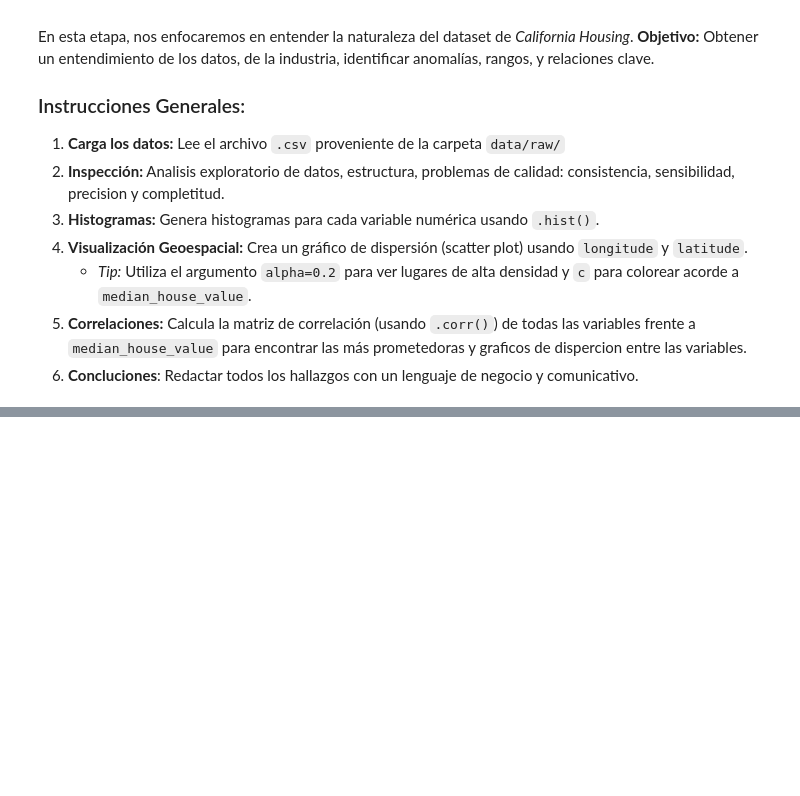
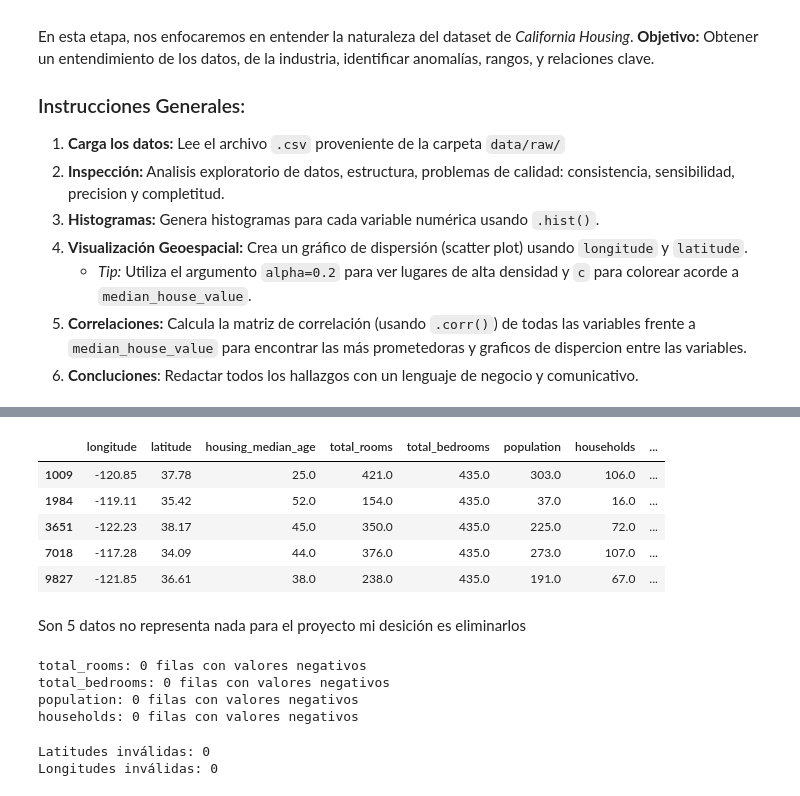
Before and after one commit to DevKevin42/ds-ml-project-template, a Jupyter notebook: notebooks/01_exploracion.ipynb, the cells around one changed output, grey strips where cells are left out. Cells and saved outputs as stored; diff of their text form; code cells hidden in the pictures; blank space fills up the shorter version.

```diff
--- a/notebooks/01_exploracion.ipynb
+++ b/notebooks/01_exploracion.ipynb
@@ -24,0 +209,13 @@ FileNotFoundError: [Errno 2] No such file or directory: './ds-ml-project-templat
+# %%
+datos_crudos[
+    (datos_crudos['total_bedrooms'] > datos_crudos['total_rooms'])
+]
+# %% [output]
+|  | longitude | latitude | housing_median_age | total_rooms | total_bedrooms | population | households | ... |
+| 1009 | -120.85 | 37.78 | 25.0 | 421.0 | 435.0 | 303.0 | 106.0 | ... |
+| 1984 | -119.11 | 35.42 | 52.0 | 154.0 | 435.0 | 37.0 | 16.0 | ... |
+| 3651 | -122.23 | 38.17 | 45.0 | 350.0 | 435.0 | 225.0 | 72.0 | ... |
+| 7018 | -117.28 | 34.09 | 44.0 | 376.0 | 435.0 | 273.0 | 107.0 | ... |
+| 9827 | -121.85 | 36.61 | 38.0 | 238.0 | 435.0 | 191.0 | 67.0 | ... |
+# %% [markdown]
+Son 5 datos no representa nada para el proyecto mi desición es eliminarlos
@@ -24,0 +226,34 @@ FileNotFoundError: [Errno 2] No such file or directory: './ds-ml-project-templat
+# %%
+# Lista de columnas que no deberían contener valores negativos
+columnas_no_negativas = ['total_rooms', 'total_bedrooms', 'population', 'households']
+
+# Recorre cada columna y busca valores negativos
+for columna in columnas_no_negativas:
+
+    # Filtra filas con valores negativos
+    negativos = datos_crudos[datos_crudos[columna].notna() & (datos_crudos[columna] < 0)]
+
+    # Imprime la cantidad de filas problemáticas
+    print(f"{columna}: {len(negativos)} filas con valores negativos")
+# %% [output]
+total_rooms: 0 filas con valores negativos
+total_bedrooms: 0 filas con valores negativos
+population: 0 filas con valores negativos
+households: 0 filas con valores negativos
+# %%
+# Filtra filas con latitudes fuera del rango geográfico válido
+latitudes_invalidas = datos_crudos[
+    (datos_crudos['latitude'] < -90) | (datos_crudos['latitude'] > 90)
+]
+
+# Filtra filas con longitudes fuera del rango geográfico válido
+longitudes_invalidas = datos_crudos[
+    (datos_crudos['longitude'] < -180) | (datos_crudos['longitude'] > 180)
+]
+
+# Imprime cantidades detectadas
+print("Latitudes inválidas:", len(latitudes_invalidas))
+print("Longitudes inválidas:", len(longitudes_invalidas))
+# %% [output]
+Latitudes inválidas: 0
+Longitudes inválidas: 0
```
Also changed, not shown: parts of 20 cells of this notebook.
